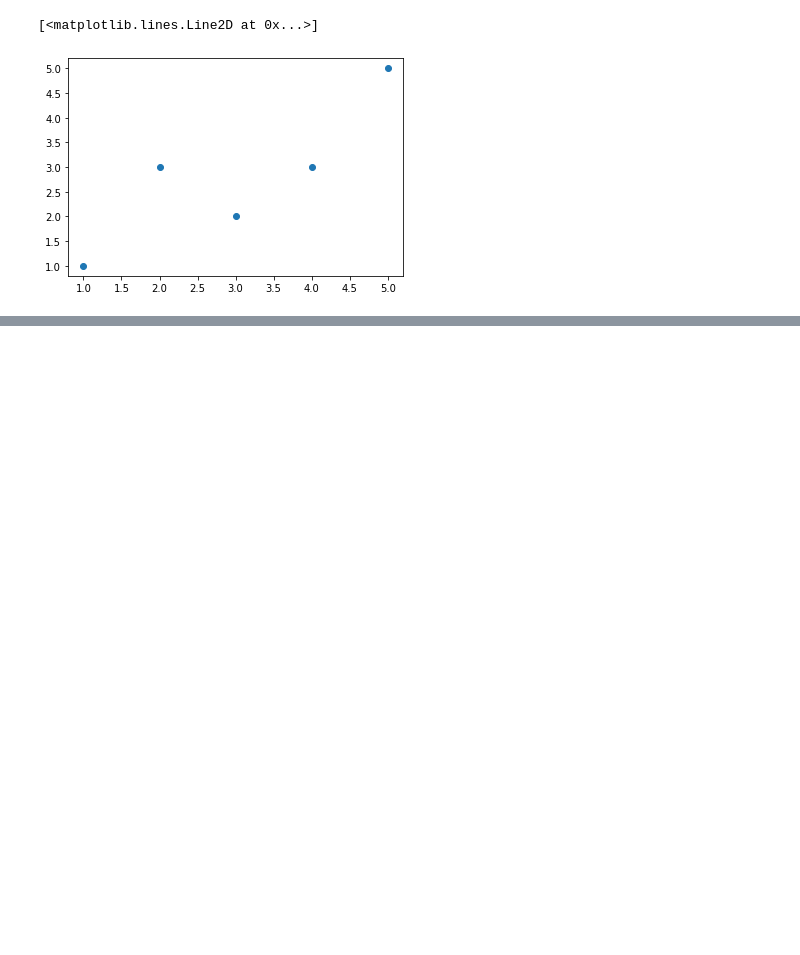
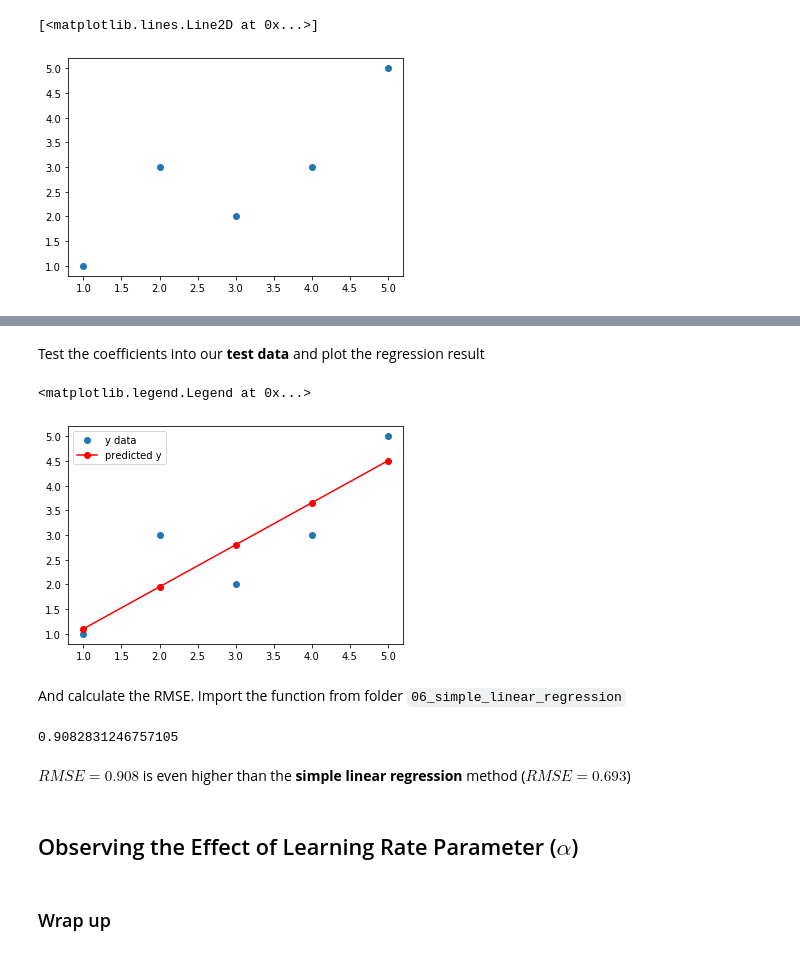
Before and after one commit to yohanesnuwara/machine-learning, a Jupyter notebook: 07_gradient_descent/stochastic_grad_descent_algorithm.ipynb, the cells around one changed output, grey strips where cells are left out. Cells and saved outputs as stored; diff of their text form; code cells hidden in the pictures; blank space fills up the shorter version.

```diff
--- a/07_gradient_descent/stochastic_grad_descent_algorithm.ipynb
+++ b/07_gradient_descent/stochastic_grad_descent_algorithm.ipynb
@@ -75,0 +121,30 @@ len(x)
+# %% [markdown]
+Test the coefficients into our **test data** and plot the regression result
+# %%
+x_test = np.array([1, 2, 3, 4, 5])
+y_predicted = B0_updated + B1_updated * x_test
+
+p1 = plt.plot(x, y, 'o', )
+p2 = plt.plot(x_test, y_predicted, 'o-', color='r')
+plt.legend((p1[0], p2[0]), (['y data', 'predicted y']))
+# %% [output]
+<matplotlib.legend.Legend at 0x...>
+[figure, added]
+# %% [markdown]
+And calculate the RMSE. Import the function from folder `06_simple_linear_regression`
+# %%
+import sys, os
+sys.path.append('/content/machine-learning/06_simple_linear_regression')
+
+from simple_linear_regression import linreg_error
+
+rmse = linreg_error(y, y_predicted)
+rmse
+# %% [output]
+0.9082831246757105
+# %% [markdown]
+$RMSE = 0.908$ is even higher than the **simple linear regression** method ($RMSE = 0.693$)
+# %% [markdown]
+## Observing the Effect of Learning Rate Parameter ($\alpha$)
+# %% [markdown]
+### Wrap up
```
Also changed, not shown: parts of 19 cells of this notebook.
